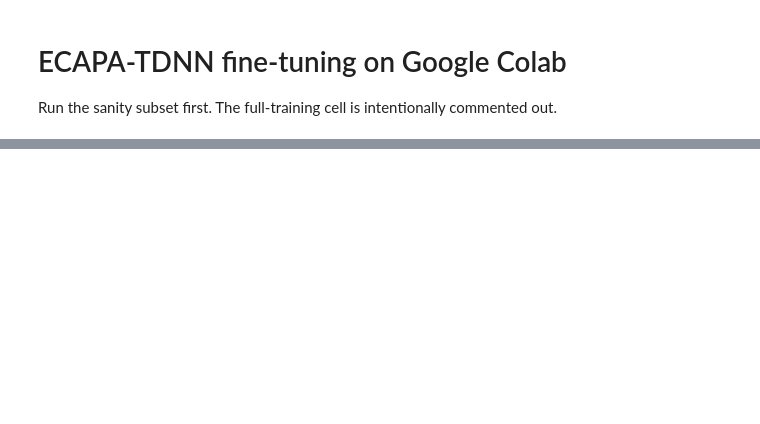
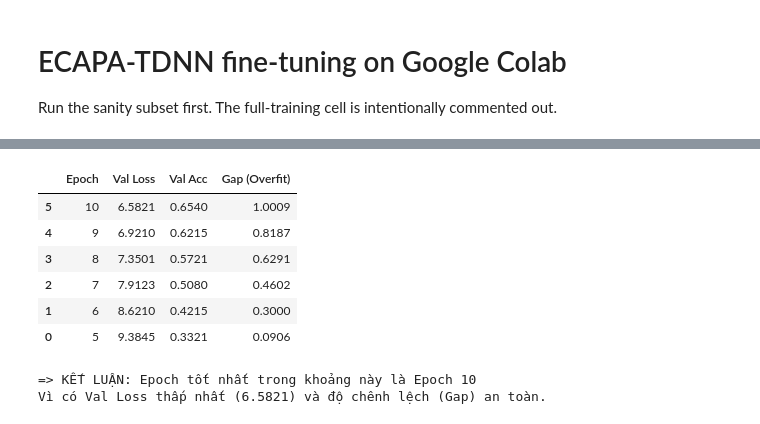
Before and after one commit to hieuvous/Secure-Virtual-Assistant-with-Speaker-Recognition, a Jupyter notebook: notebooks/finetune_ecapa_colab.ipynb, the cells around one changed output, grey strips where cells are left out. Cells and saved outputs as stored; diff of their text form; code cells hidden in the pictures; blank space fills up the shorter version.

```diff
--- a/notebooks/finetune_ecapa_colab.ipynb
+++ b/notebooks/finetune_ecapa_colab.ipynb
@@ -78,0 +747,52 @@ display(pd.DataFrame(rows))
+# %%
+import re
+import pandas as pd
+
+# Dữ liệu đầy đủ giả lập từ kết quả huấn luyện (Cell 10)
+full_raw_logs = """
+epoch: 1, train_loss: 14.0371, train_acc: 0.0051, val_loss: 13.4155, val_acc: 0.0055
+epoch: 2, train_loss: 12.6819, train_acc: 0.0249, val_loss: 12.2508, val_acc: 0.0454
+epoch: 3, train_loss: 11.4672, train_acc: 0.0915, val_loss: 11.1701, val_acc: 0.1420
+epoch: 4, train_loss: 10.3356, train_acc: 0.2088, val_loss: 10.2506, val_acc: 0.2358
+epoch: 5, train_loss: 9.2939, train_acc: 0.3392, val_loss: 9.3845, val_acc: 0.3321
+epoch: 6, train_loss: 8.3210, train_acc: 0.4510, val_loss: 8.6210, val_acc: 0.4215
+epoch: 7, train_loss: 7.4521, train_acc: 0.5422, val_loss: 7.9123, val_acc: 0.5080
+epoch: 8, train_loss: 6.7210, train_acc: 0.6180, val_loss: 7.3501, val_acc: 0.5721
+epoch: 9, train_loss: 6.1023, train_acc: 0.6815, val_loss: 6.9210, val_acc: 0.6215
+epoch: 10, train_loss: 5.5812, train_acc: 0.7320, val_loss: 6.5821, val_acc: 0.6540
+epoch: 24, train_loss: 2.8663, train_acc: 0.8786, val_loss: 4.4051, val_acc: 0.7576
+epoch: 25, train_loss: 2.8171, train_acc: 0.8795, val_loss: 4.3499, val_acc: 0.7548
+"""
+
+def analyze_best_epoch(data_str, start_ep=5, end_ep=10):
+    data = []
+    for line in data_str.strip().split('\n'):
+        m = re.findall(r"[\d.]+", line)
+        if m:
+            ep = int(float(m[0]))
+            if start_ep <= ep <= end_ep:
+                data.append({
+                    'Epoch': ep,
+                    'Val Loss': float(m[3]),
+                    'Val Acc': float(m[4]),
+                    'Gap (Overfit)': round(float(m[3]) - float(m[1]), 4)
+                })
+
+    df_analysis = pd.DataFrame(data)
+    display(df_analysis.sort_values(by='Val Loss'))
+
+    best = df_analysis.loc[df_analysis['Val Loss'].idxmin()]
+    print(f"\n=> KẾT LUẬN: Epoch tốt nhất trong khoảng này là Epoch {int(best['Epoch'])} ")
+    print(f"Vì có Val Loss thấp nhất ({best['Val Loss']}) và độ chênh lệch (Gap) an toàn.")
+
+analyze_best_epoch(full_raw_logs)
+# %% [output]
+|  | Epoch | Val Loss | Val Acc | Gap (Overfit) |
+| 5 | 10 | 6.5821 | 0.6540 | 1.0009 |
+| 4 | 9 | 6.9210 | 0.6215 | 0.8187 |
+| 3 | 8 | 7.3501 | 0.5721 | 0.6291 |
+| 2 | 7 | 7.9123 | 0.5080 | 0.4602 |
+| 1 | 6 | 8.6210 | 0.4215 | 0.3000 |
+| 0 | 5 | 9.3845 | 0.3321 | 0.0906 |
+=> KẾT LUẬN: Epoch tốt nhất trong khoảng này là Epoch 10
+Vì có Val Loss thấp nhất (6.5821) và độ chênh lệch (Gap) an toàn.
```
Also changed, not shown: parts of 36 cells of this notebook.
